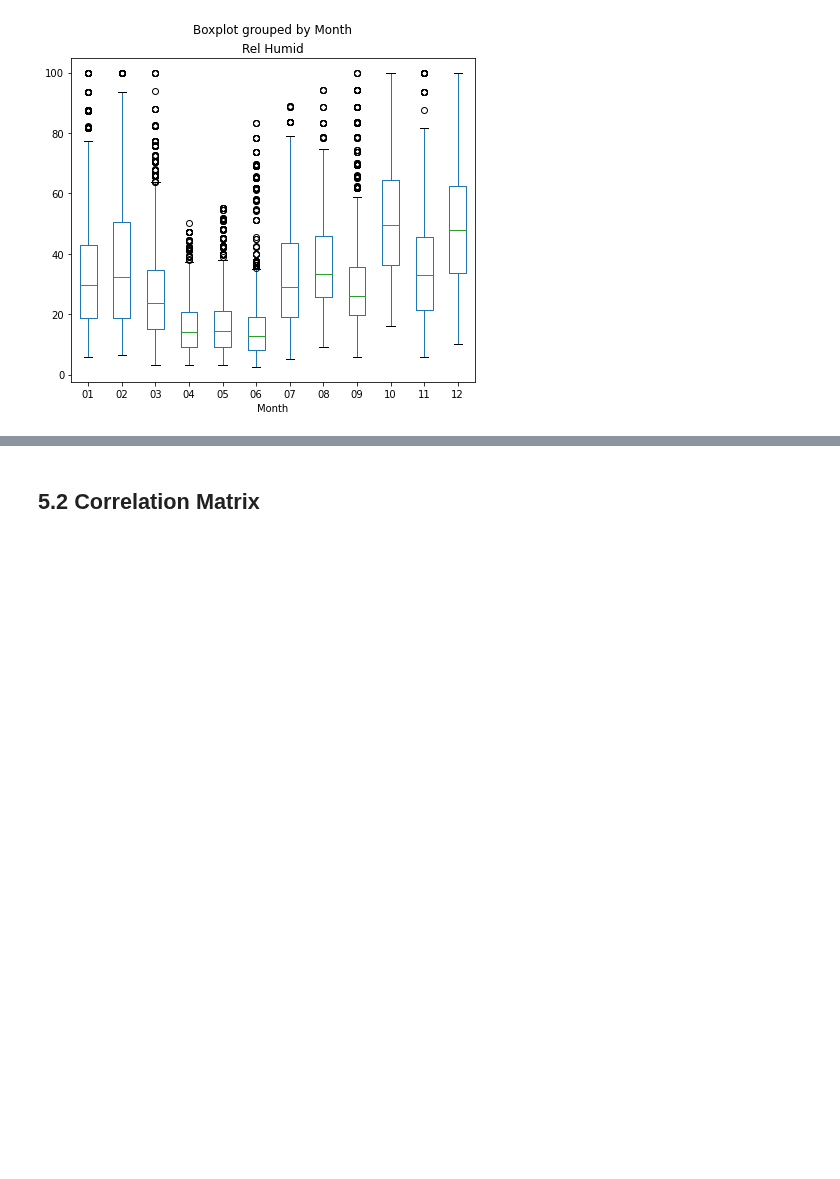
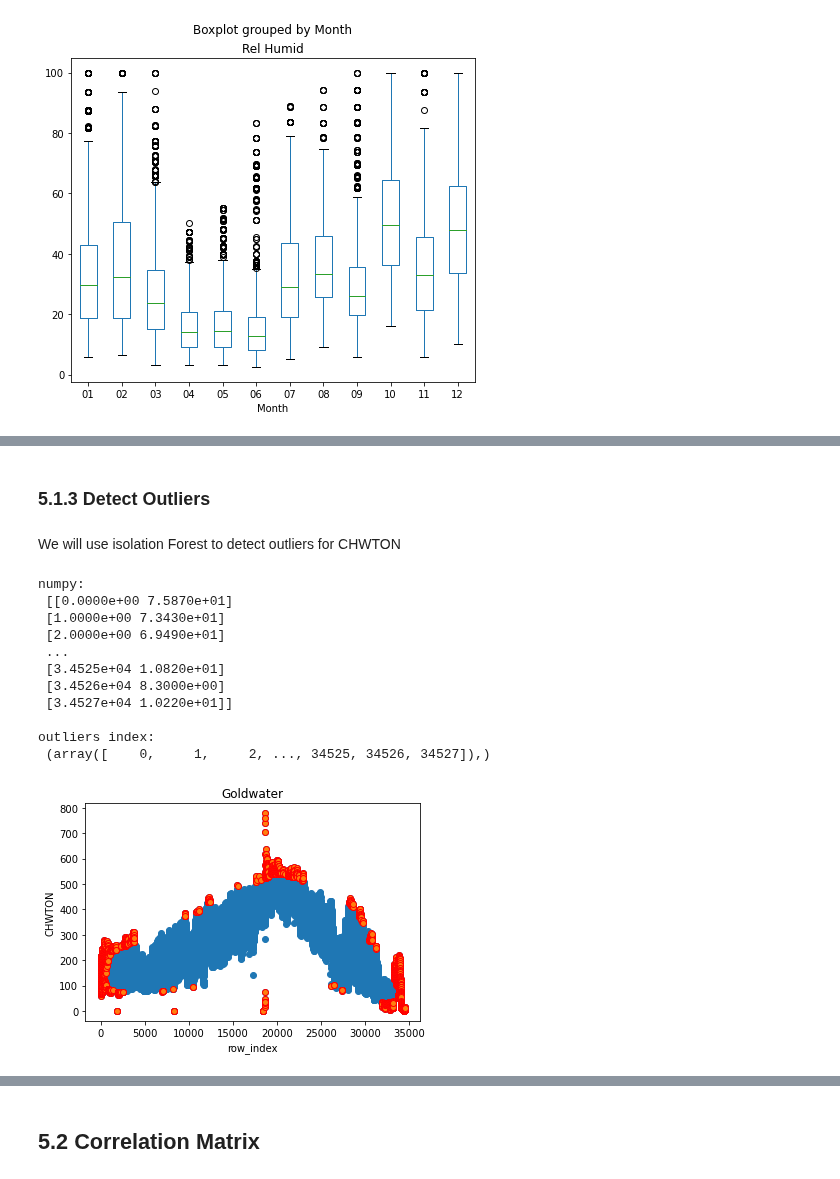
Before and after one commit to freecode23/microclimate-effects, a Jupyter notebook: RF_Model.ipynb, the cells around one changed output, grey strips where cells are left out. Cells and saved outputs as stored; diff of their text form; code cells hidden in the pictures; blank space fills up the shorter version.

Commit message:
added iforest and removed outliers

```diff
--- a/RF_Model.ipynb
+++ b/RF_Model.ipynb
@@ -461,0 +462,52 @@ plt.show
+# %% [markdown]
+### 5.1.3 Detect Outliers
+# %% [markdown]
+We will use isolation Forest to detect outliers for CHWTON
+# %%
+# 1. Get CHWTON column
+x = baseline_df[['CHWTON']]
+
+# 2. Use row number as index instead of dates
+x = x.reset_index(drop = True)
+x['index'] = x.index
+x = x[['index','CHWTON']]
+
+# 3. Convert as numpy
+x = x.values
+print('numpy: \n', x, '\n')
+
+# 4. Create iForest model and train
+iForestModel = IsolationForest(contamination=.1)
+iForestModel.fit(x)
+
+# 5. Get outliers detection (-1 means outliers). The result is a numpy
+outliers_prediction = iForestModel.predict(x)
+
+# 6. Get indices of the outliers.
+# it's a tuplel
+outliers_index = np.where(outliers_prediction < 0)
+print('outliers index: \n', outliers_index,'\n')
+
+# 7. Get outliers prediction as df so we can remove it
+outliers_df = pd.DataFrame({'dropIndex':outliers_prediction})
+
+# 8. Plot
+plt.scatter(x[:,0], x[:,1])
+plt.scatter(x[outliers_index,0], x[outliers_index,1], edgecolors='r')
+plt.title(bldname)
+plt.xlabel("row_index")
+plt.ylabel("CHWTON")
+plt.show()
+# %% [output]
+numpy:
+ [[0.0000e+00 7.5870e+01]
+ [1.0000e+00 7.3430e+01]
+ [2.0000e+00 6.9490e+01]
+ ...
+ [3.4525e+04 1.0820e+01]
+ [3.4526e+04 8.3000e+00]
+ [3.4527e+04 1.0220e+01]]
+
+outliers index:
+ (array([    0,     1,     2, ..., 34525, 34526, 34527]),)
+[figure, added]
```
Also changed, not shown: parts of 23 cells of this notebook, 1 other file.
